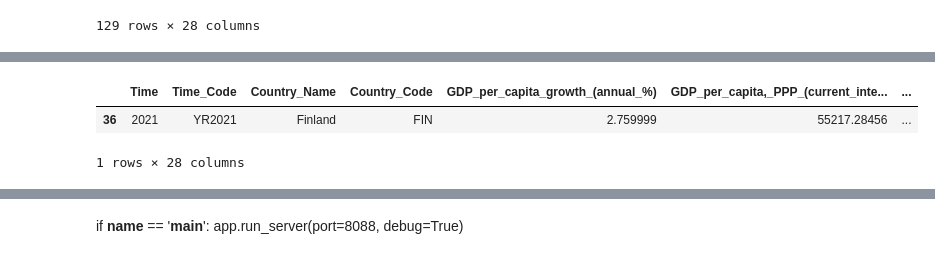
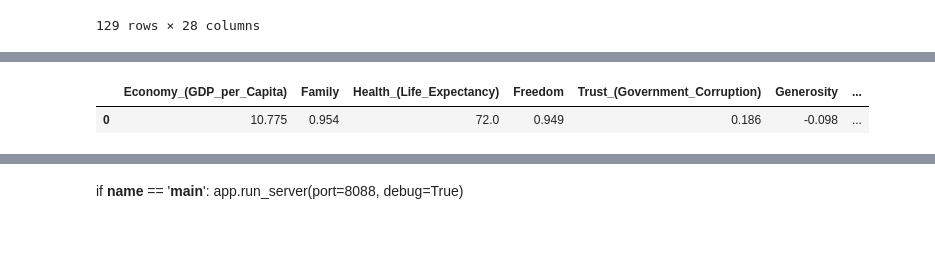
Before and after one commit to arielmalada/happiness-report, a Jupyter notebook: HappinessReportNotebook.ipynb, the cells around one changed output, grey strips where cells are left out. Cells and saved outputs as stored; diff of their text form; code cells hidden in the pictures.

Commit message:
Dataframes ok, missing data binding and callbacks

```diff
--- a/HappinessReportNotebook.ipynb
+++ b/HappinessReportNotebook.ipynb
@@ -386,14 +493,33 @@ def update_graph(year_value):
 # %%
 ## WIP from there and below !!
 
-values = mergedData[(mergedData['Country_Name'] == "Finland")
-                  & (mergedData['Time'] == 2021)]
+# values = mergedData[(mergedData['Country_Name'] == "Finland")
+#                   & (mergedData['Time'] == 2021)]
+# countryName = HoverData['points'][0]['hovertext']
+# df=mergedData[mergedData['Country_Name'] == 'countryName']
+
+# mergedScoresdetDfData
+
+categories = ["Economy_(GDP_per_Capita)",
+              "Family",
+              "Health_(Life_Expectancy)",
+              "Freedom",
+              "Trust_(Government_Corruption)",
+              "Generosity",
+              "Dystopia_Residual"
+              ]
+# values = mergedScoresdetDfData[mergedScoresdetDfData['Country_Name'] == "Finland"]
+
+# values = pd.DataFrame
+values = Y2021ScoresdetDf[Y2021ScoresdetDf['Country_Name'] == "Finland"]
+values = values[categories]
+
+# values = [1,1,1,1,1,1,0]
 
 display(values)
 # %% [output]
-|  | Time | Time_Code | Country_Name | Country_Code | GDP_per_capita_growth_(annual_%) | GDP_per_capita,_PPP_(current_inte... | ... |
-| 36 | 2021 | YR2021 | Finland | FIN | 2.759999 | 55217.28456 | ... |
+|  | Economy_(GDP_per_Capita) | Family | Health_(Life_Expectancy) | Freedom | Trust_(Government_Corruption) | Generosity | ... |
+| 0 | 10.775 | 0.954 | 72.0 | 0.949 | 0.186 | -0.098 | ... |
-1 rows × 28 columns
 # %%
 # # Data for the polar chart
 # categories = ['Category 1', 'Category 2', 'Category 3', 'Category 4', 'Category 5', 'Category 6', 'Category 7']
```
Also changed, not shown: parts of 11 cells of this notebook, 1 other file.
